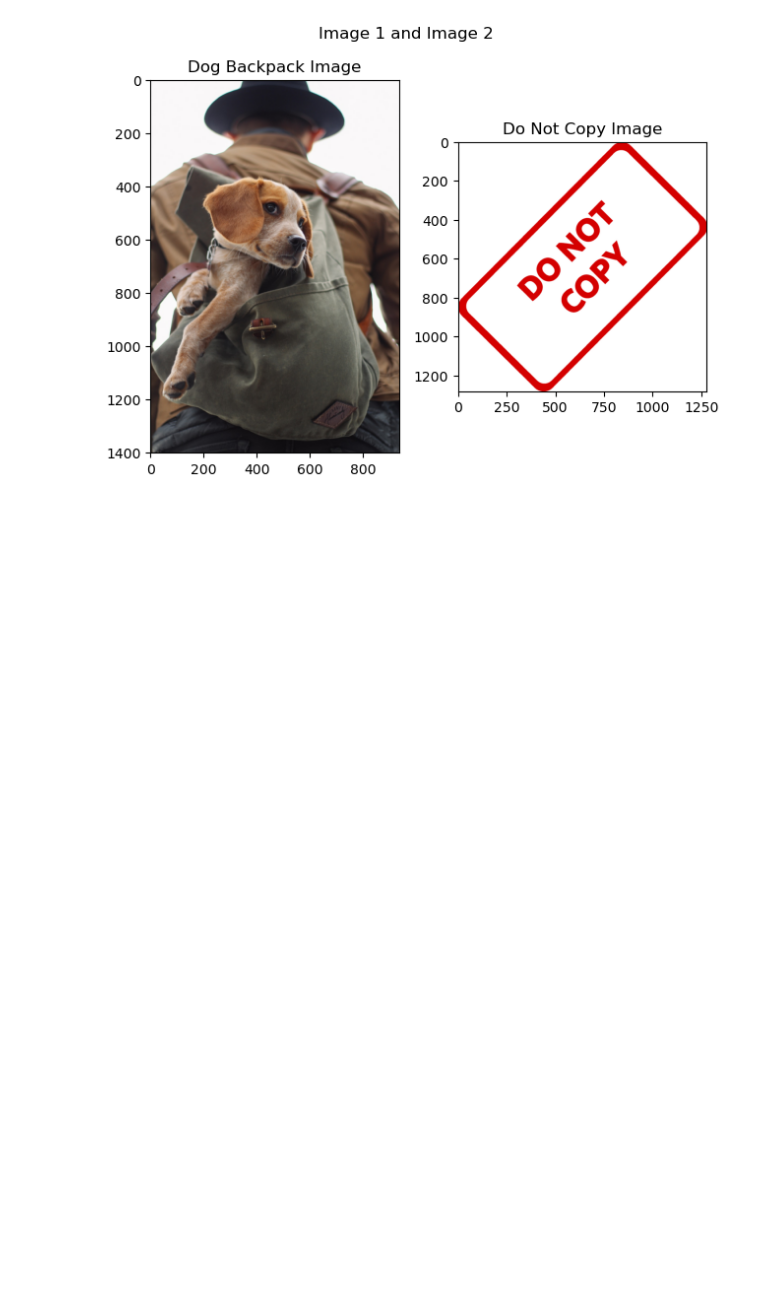
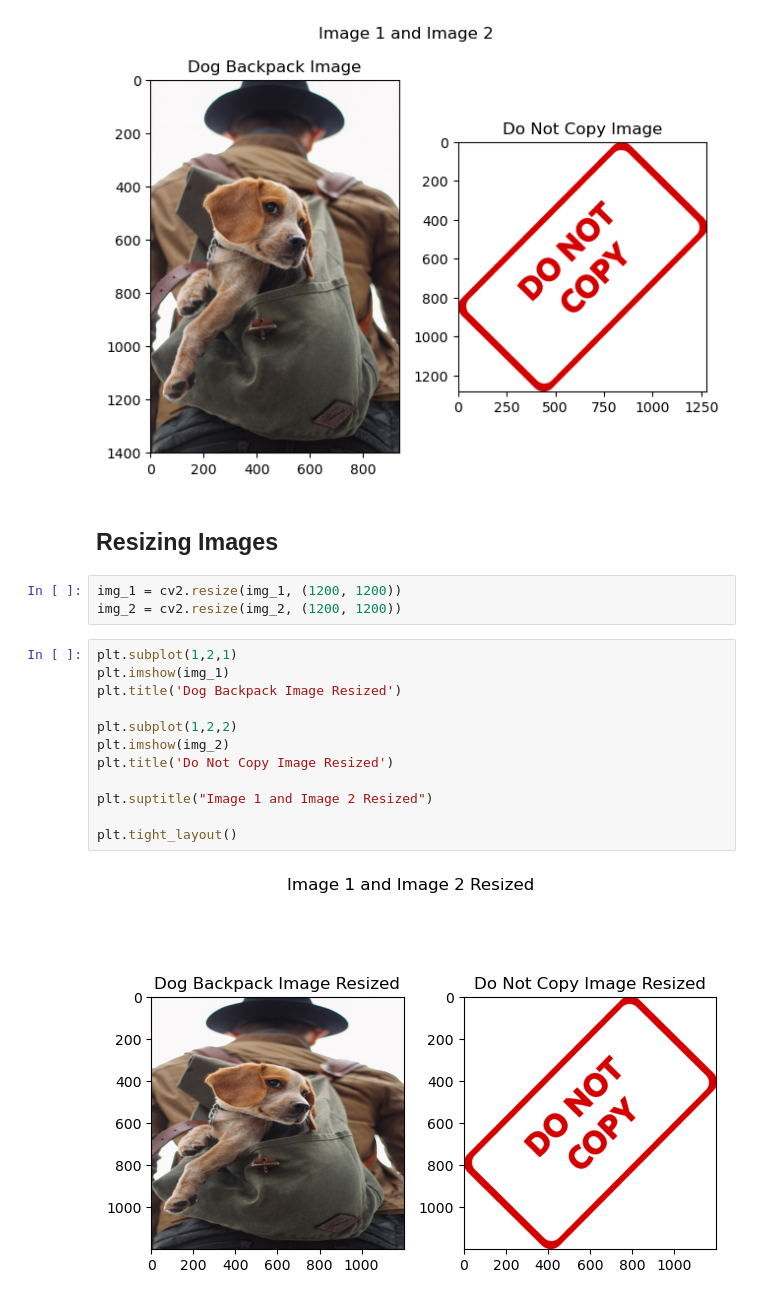
Before and after one commit to hrithik-data-bot/image-processing-notebooks, a Jupyter notebook: notebooks/006-image-blending.ipynb, the cells around one changed output. Cells and saved outputs as stored; diff of their text form; blank space fills up the shorter version.

Commit message:
images resized

```diff
--- a/notebooks/006-image-blending.ipynb
+++ b/notebooks/006-image-blending.ipynb
@@ -28,3 +28,22 @@ plt.suptitle("Image 1 and Image 2")
 plt.tight_layout()
 # %% [output]
 [figure]
+# %% [markdown]
+## Resizing Images
+# %%
+img_1 = cv2.resize(img_1, (1200, 1200))
+img_2 = cv2.resize(img_2, (1200, 1200))
+# %%
+plt.subplot(1,2,1)
+plt.imshow(img_1)
+plt.title('Dog Backpack Image Resized')
+
+plt.subplot(1,2,2)
+plt.imshow(img_2)
+plt.title('Do Not Copy Image Resized')
+
+plt.suptitle("Image 1 and Image 2 Resized")
+
+plt.tight_layout()
+# %% [output]
+[figure, added]
```
